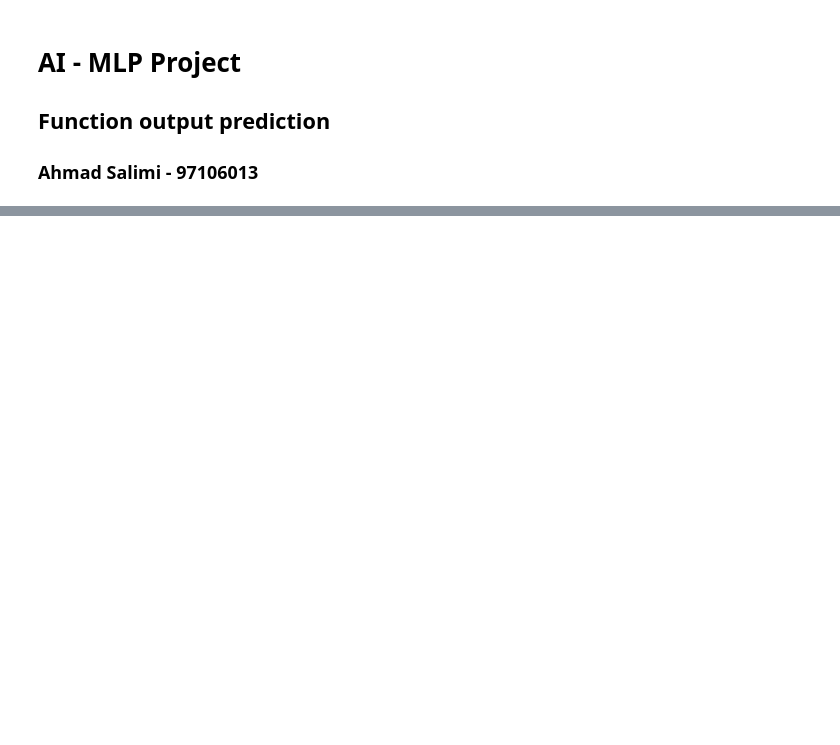
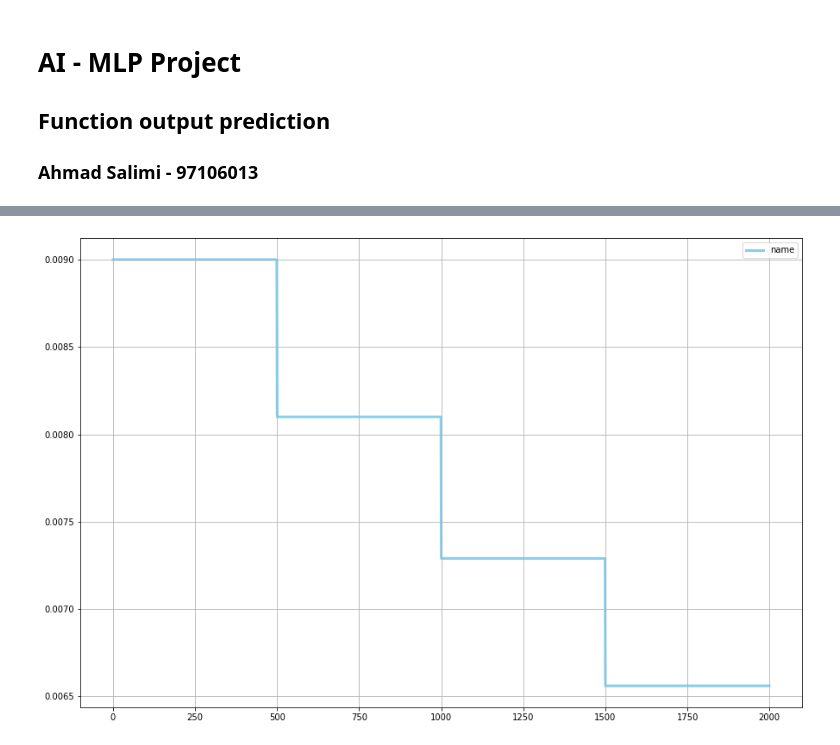
Before and after one commit to ahmadsalimi/AiProjects, a Jupyter notebook: 4. MlpNeuralNetworks/FunctionPrediction.ipynb, the cells around one changed output, grey strips where cells are left out. Saved outputs shown, nothing was run; the diff lists cells and outputs as text; code cells hidden in the pictures; blank space fills up the shorter version.

```diff
--- a/4. MlpNeuralNetworks/FunctionPrediction.ipynb
+++ b/4. MlpNeuralNetworks/FunctionPrediction.ipynb
@@ -71,0 +105,2 @@ history['loss'][-1]
+# %%
+learner.learn(2000)
@@ -71,0 +111,4 @@ history['loss'][-1]
+# %%
+learner.plot_history('lr')
+# %% [output]
+[figure, added]
```
Also changed, not shown: parts of 14 cells of this notebook.
